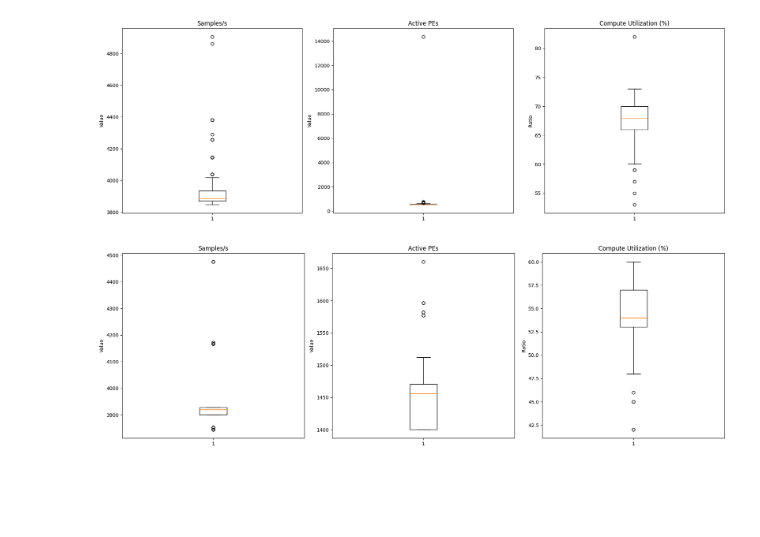
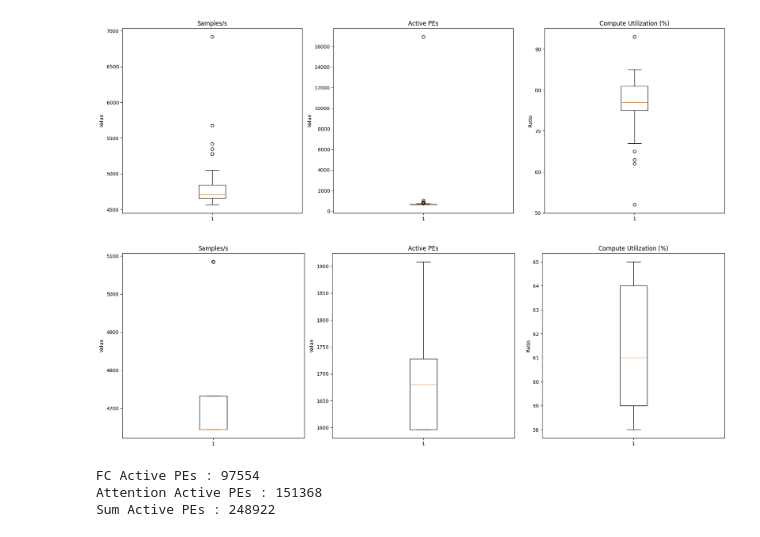
Before and after one commit to augustuszzq/dataflow-arch-test, a Jupyter notebook: report/1_6_0data_processing.ipynb, the cells around one changed output. Saved outputs shown, nothing was run; the diff lists cells and outputs as text; code cells hidden in the pictures; blank space fills up the shorter version.

```diff
--- a/report/1_6_0data_processing.ipynb
+++ b/report/1_6_0data_processing.ipynb
@@ -189,54 +519,68 @@ plt.show()
 # %%
 
-df = pd.read_csv('filtered_compile_report_15_fc.csv')
-
-df['Samples/s'] = pd.to_numeric(df['Samples/s'], errors='coerce')
-df['Active PEs'] = pd.to_numeric(df['Active PEs'], errors='coerce')
-df['Compute Utilization'] = df['Compute Utilization'].str.rstrip('%')
-df['Compute Utilization'] = pd.to_numeric(df['Compute Utilization'], errors='coerce')
-
-fig, axes = plt.subplots(1, 3, figsize=(18, 6))
-axes[0].boxplot(df['Samples/s'].dropna())
-axes[0].set_title('Samples/s')
-axes[0].set_ylabel('Value')
-
-axes[1].boxplot(df['Active PEs'].dropna())
-axes[1].set_title('Active PEs')
-axes[1].set_ylabel('Value')
-
-axes[2].boxplot(df['Compute Utilization'].dropna())
-axes[2].set_title('Compute Utilization (%)')
-axes[2].set_ylabel('Ratio')
-
-plt.tight_layout()
-plt.show()
-
-
-df = pd.read_csv('filtered_compile_report_15_attention.csv')
+df = pd.read_csv('filtered_compile_report_16_fc.csv')
 
 df['Samples/s'] = pd.to_numeric(df['Samples/s'], errors='coerce')
 df['Active PEs'] = pd.to_numeric(df['Active PEs'], errors='coerce')
 df['Compute Utilization'] = df['Compute Utilization'].str.rstrip('%')
 df['Compute Utilization'] = pd.to_numeric(df['Compute Utilization'], errors='coerce')
 
 fig, axes = plt.subplots(1, 3, figsize=(18, 6))
 
 axes[0].boxplot(df['Samples/s'].dropna())
 axes[0].set_title('Samples/s')
 axes[0].set_ylabel('Value')
 
 axes[1].boxplot(df['Active PEs'].dropna())
 axes[1].set_title('Active PEs')
 axes[1].set_ylabel('Value')
 
 axes[2].boxplot(df['Compute Utilization'].dropna())
 axes[2].set_title('Compute Utilization (%)')
 axes[2].set_ylabel('Ratio')
-
 plt.tight_layout()
 plt.show()
+
+
+df = pd.read_csv('filtered_compile_report_16_attention.csv')
+
+df['Samples/s'] = pd.to_numeric(df['Samples/s'], errors='coerce')
+df['Active PEs'] = pd.to_numeric(df['Active PEs'], errors='coerce')
+df['Compute Utilization'] = df['Compute Utilization'].str.rstrip('%')
+df['Compute Utilization'] = pd.to_numeric(df['Compute Utilization'], errors='coerce')
+
+fig, axes = plt.subplots(1, 3, figsize=(18, 6))
+
+axes[0].boxplot(df['Samples/s'].dropna())
+axes[0].set_title('Samples/s')
+axes[0].set_ylabel('Value')
+
+axes[1].boxplot(df['Active PEs'].dropna())
+axes[1].set_title('Active PEs')
+axes[1].set_ylabel('Value')
+
+axes[2].boxplot(df['Compute Utilization'].dropna())
+axes[2].set_title('Compute Utilization (%)')
+axes[2].set_ylabel('Ratio')
+plt.tight_layout()
+plt.show()
+df_fc = pd.read_csv('filtered_compile_report_16_fc.csv')
+df_fc['Active PEs'] = pd.to_numeric(df_fc['Active PEs'], errors='coerce')
+sum_fc = df_fc['Active PEs'].sum()
+
+df_attention = pd.read_csv('filtered_compile_report_16_attention.csv')
+df_attention['Active PEs'] = pd.to_numeric(df_attention['Active PEs'], errors='coerce')
+sum_attention = df_attention['Active PEs'].sum()
+
+
+print(f"FC Active PEs : {sum_fc}")
+print(f"Attention Active PEs : {sum_attention}")
+print(f"Sum Active PEs : {sum_fc + sum_attention}")
 # %% [output]
-[figure, old version]
+[figure, new version]
-[figure, old version]
+[figure, new version]
+FC Active PEs : 97554
+Attention Active PEs : 151368
+Sum Active PEs : 248922
 # %%
 
```
Also changed, not shown: parts of 16 cells of this notebook.
